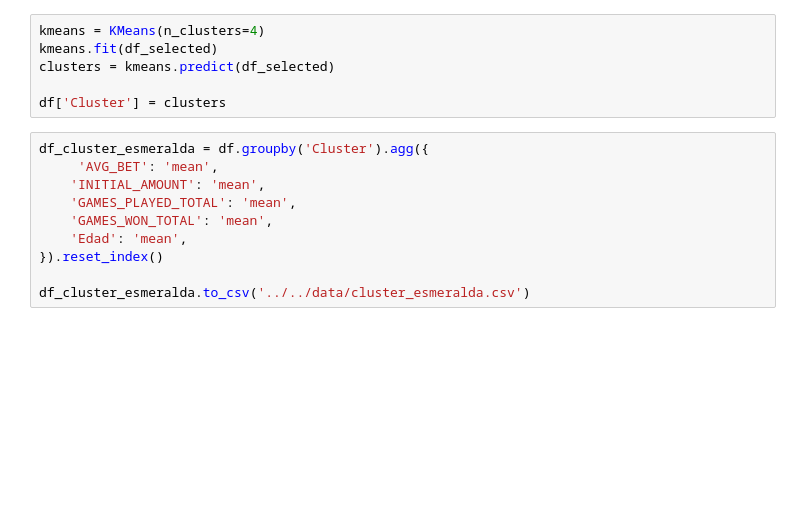
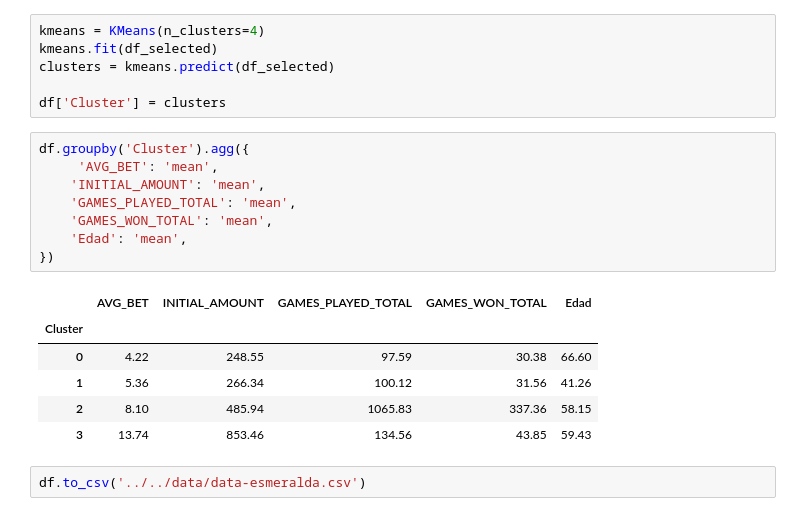
Before and after one commit to rodrigo-espino/ModelosFoliatti, a Jupyter notebook: notebooks/EDOMX/Cluster-Esmeralda.ipynb, the cells around one changed output. Cells and saved outputs as stored; diff of their text form; blank space fills up the shorter version.

Commit message:
datos de casinos clusters

```diff
--- a/notebooks/EDOMX/Cluster-Esmeralda.ipynb
+++ b/notebooks/EDOMX/Cluster-Esmeralda.ipynb
@@ -167,12 +167,19 @@ clusters = kmeans.predict(df_selected)
 
 df['Cluster'] = clusters
 # %%
-df_cluster_esmeralda = df.groupby('Cluster').agg({
+df.groupby('Cluster').agg({
      'AVG_BET': 'mean',
     'INITIAL_AMOUNT': 'mean',
     'GAMES_PLAYED_TOTAL': 'mean',
     'GAMES_WON_TOTAL': 'mean',
     'Edad': 'mean',
-}).reset_index()
-
-df_cluster_esmeralda.to_csv('../../data/cluster_esmeralda.csv')
+})
+# %% [output]
+|  | AVG_BET | INITIAL_AMOUNT | GAMES_PLAYED_TOTAL | GAMES_WON_TOTAL | Edad |
+| Cluster |  |  |  |  |  |
+| 0 | 4.22 | 248.55 | 97.59 | 30.38 | 66.60 |
+| 1 | 5.36 | 266.34 | 100.12 | 31.56 | 41.26 |
+| 2 | 8.10 | 485.94 | 1065.83 | 337.36 | 58.15 |
+| 3 | 13.74 | 853.46 | 134.56 | 43.85 | 59.43 |
+# %%
+df.to_csv('../../data/data-esmeralda.csv')
```
Also changed, not shown: parts of 1 cell of this notebook, 17 other files.
